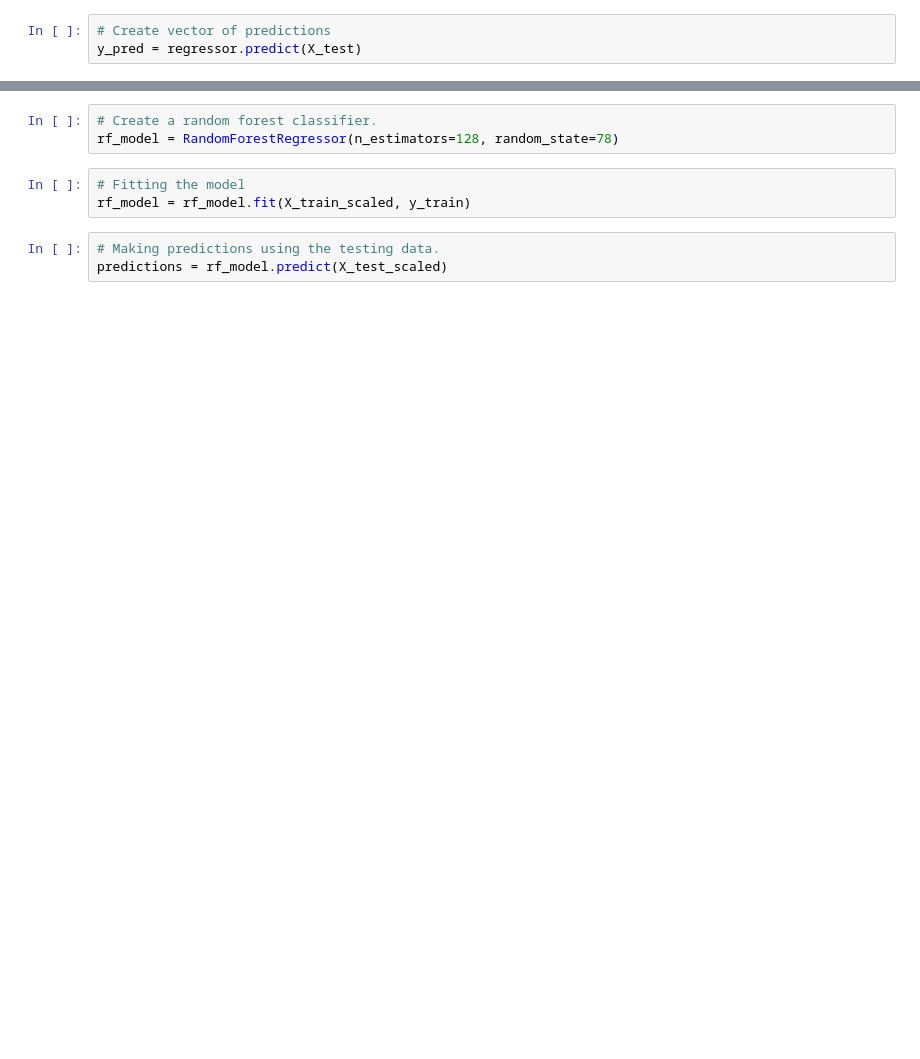
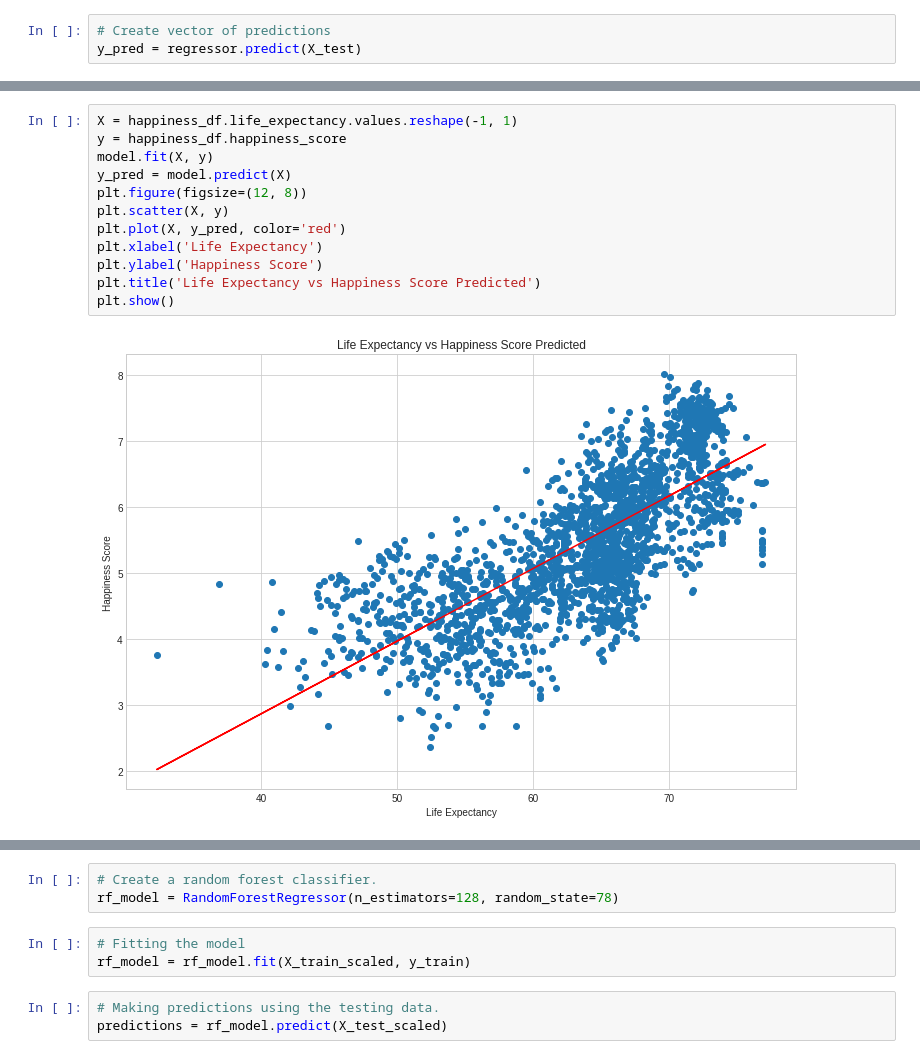
Before and after one commit to Wavelydavely/World_Happiness_Report, a Jupyter notebook: segment2final_pyspark.ipynb, the cells around one changed output, grey strips where cells are left out. Drawn from its saved outputs; the diff is of its cells as text; blank space fills up the shorter version.

```diff
--- a/segment2final_pyspark.ipynb
+++ b/segment2final_pyspark.ipynb
@@ -166,0 +213,14 @@ plt.show()
+# %%
+X = happiness_df.life_expectancy.values.reshape(-1, 1)
+y = happiness_df.happiness_score
+model.fit(X, y)
+y_pred = model.predict(X)
+plt.figure(figsize=(12, 8))
+plt.scatter(X, y)
+plt.plot(X, y_pred, color='red')
+plt.xlabel('Life Expectancy')
+plt.ylabel('Happiness Score')
+plt.title('Life Expectancy vs Happiness Score Predicted')
+plt.show()
+# %% [output]
+[figure, added]
```
Also changed, not shown: parts of 33 cells of this notebook.
